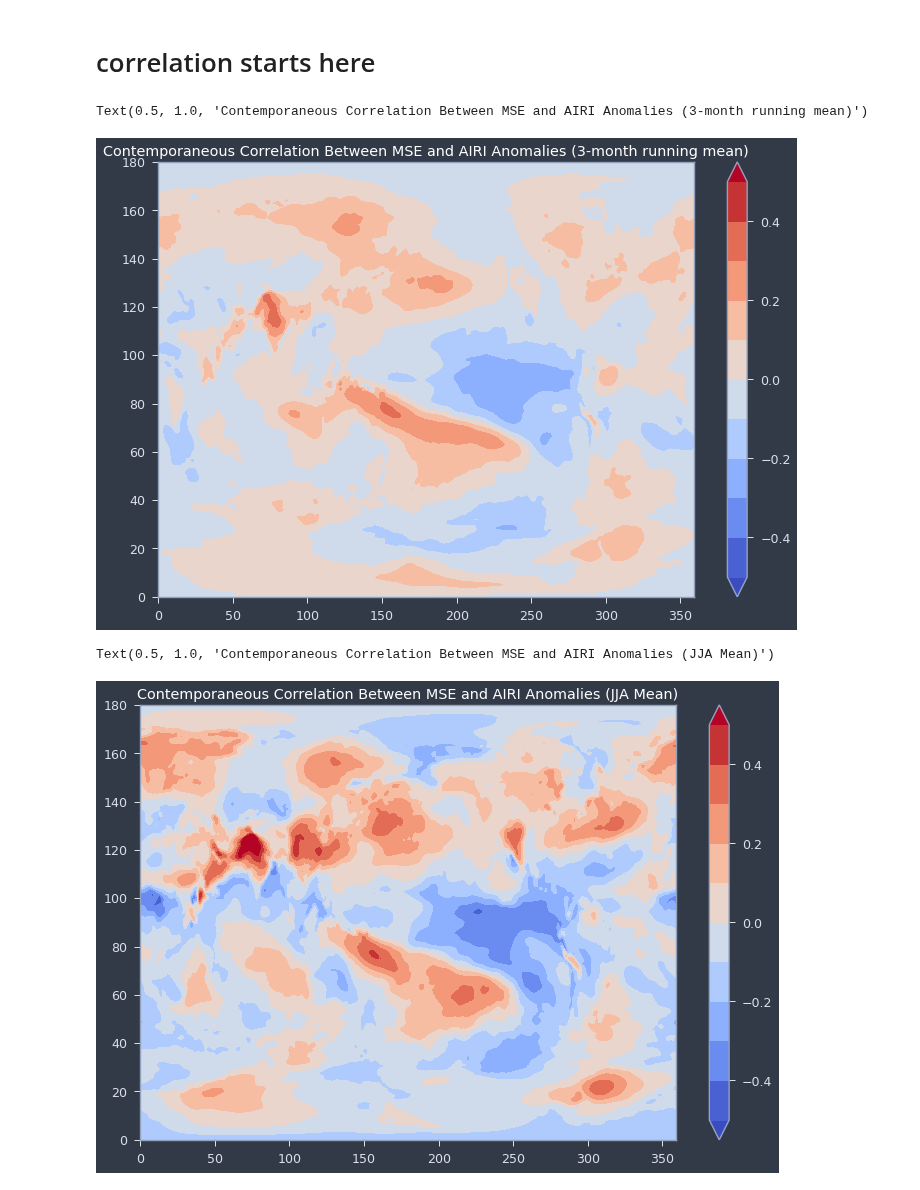
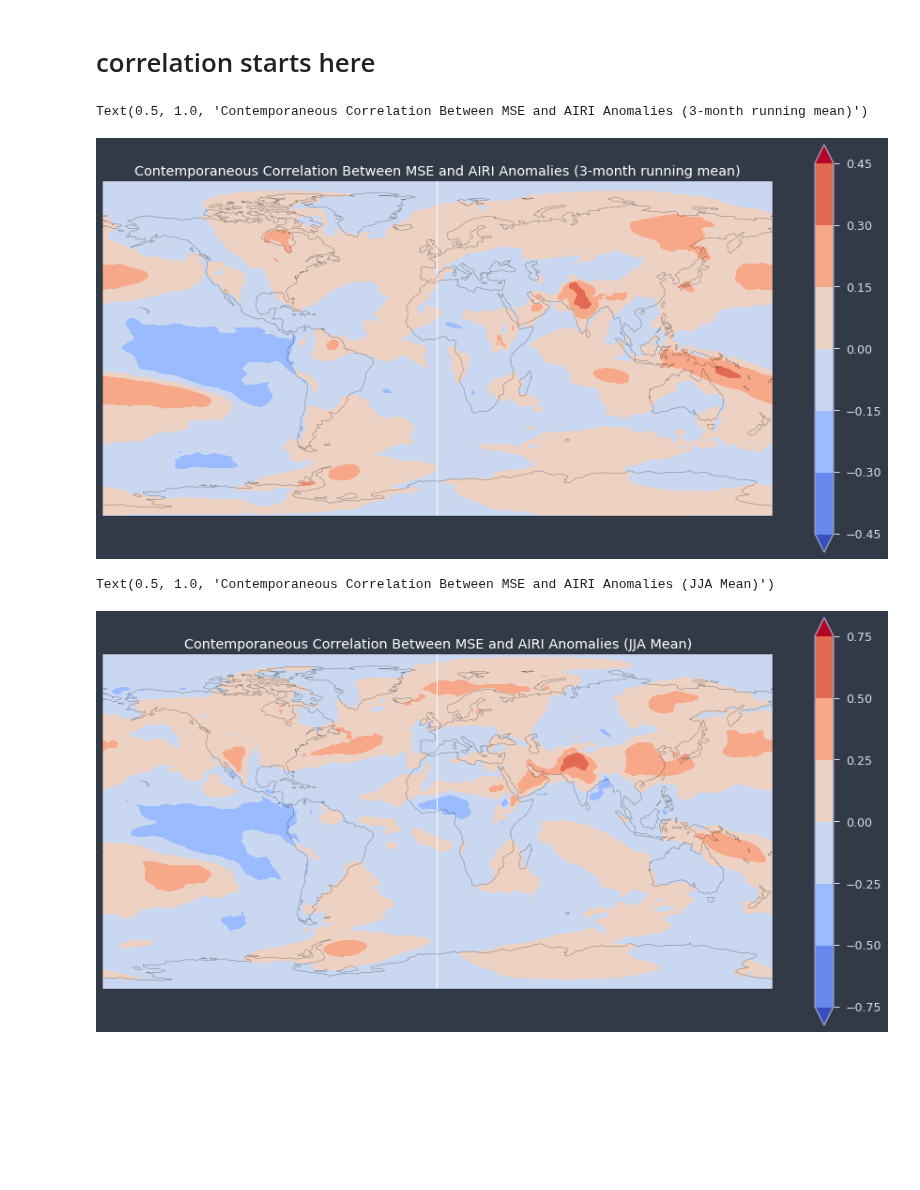
Before and after one commit to medhap02/AllIndiaRainfall, a Jupyter notebook: src/MSEcorrelationsTrainingPeriod.ipynb, the cells around one changed output. Drawn from its saved outputs; the diff is of its cells as text; code cells hidden in the pictures; blank space fills up the shorter version.

Commit message:
MSE with coastlines

```diff
--- a/src/MSEcorrelationsTrainingPeriod.ipynb
+++ b/src/MSEcorrelationsTrainingPeriod.ipynb
@@ -18,7 +18,7 @@ jtplot.style(theme='chesterish', context='notebook', ticks=True, grid=False)
 import matplotlib.pyplot as plt
 #The following code resets the default plot size so you don't have to fiddle with figsize every time"
 fig_size = plt.rcParams["figure.figsize"]
-fig_size[0] = 12
+fig_size[0] = 16
 fig_size[1] = 8
 plt.rcParams["figure.figsize"] = fig_size
 # %%
@@ -199,13 +204,16 @@ mse_r = correlation(x, y, dims='time')
 #dims = 'time'
 # %%
 #Plot the result
-lev = np.linspace(-.5, .5, 11, endpoint=True)
-plt.contourf(mse_r,lev,cmap='coolwarm',extend='both')
-plt.colorbar()
+ax = plt.axes(projection=ccrs.PlateCarree())
+ax.coastlines()
+mse_r.plot.contourf(cmap='coolwarm',extend='both')
+#lev = np.linspace(-.5, .5, 11, endpoint=True)
+#plt.contourf(mse_r,lev,cmap='coolwarm',extend='both')
+#plt.colorbar()
 plt.title('Contemporaneous Correlation Between MSE and AIRI Anomalies (3-month running mean)', color = 'white')
 # %% [output]
 Text(0.5, 1.0, 'Contemporaneous Correlation Between MSE and AIRI Anomalies (3-month running mean)')
-[figure, old version]
+[figure, new version]
 # %%
 #Try the same with only JJA:
 julys=np.arange(6,1068,12) #1752 instead of 1068
@@ -214,13 +222,16 @@ precipa_jja = precipa_seasonal[julys]
 mse_jja_r = correlation(msea_jja,precipa_jja,dims='time')
 # %%
 #Plot JJA correlation
-lev = np.linspace(-.5, .5, 11, endpoint=True)
-plt.contourf(mse_jja_r,lev,cmap='coolwarm',extend='both')
-plt.colorbar()
+ax = plt.axes(projection=ccrs.PlateCarree())
+ax.coastlines()
+mse_jja_r.plot.contourf(cmap='coolwarm',extend='both')
+#lev = np.linspace(-.5, .5, 11, endpoint=True)
+#plt.contourf(mse_jja_r,lev,cmap='coolwarm',extend='both')
+#plt.colorbar()
 plt.title('Contemporaneous Correlation Between MSE and AIRI Anomalies (JJA Mean)', color = 'white')
 # %% [output]
 Text(0.5, 1.0, 'Contemporaneous Correlation Between MSE and AIRI Anomalies (JJA Mean)')
-[figure, old version]
+[figure, new version]
 # %%
 #Try this with a lag of 3 months
 msea_seasonal_3shift = msea_seasonal.shift(time=-3)
```
Also changed, not shown: parts of 8 cells of this notebook.
